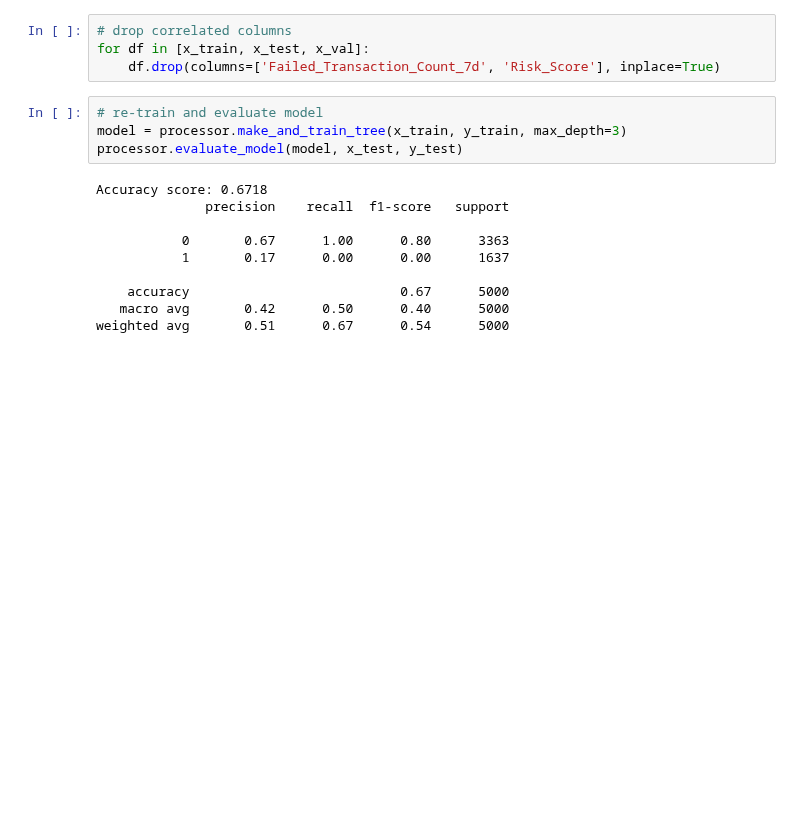
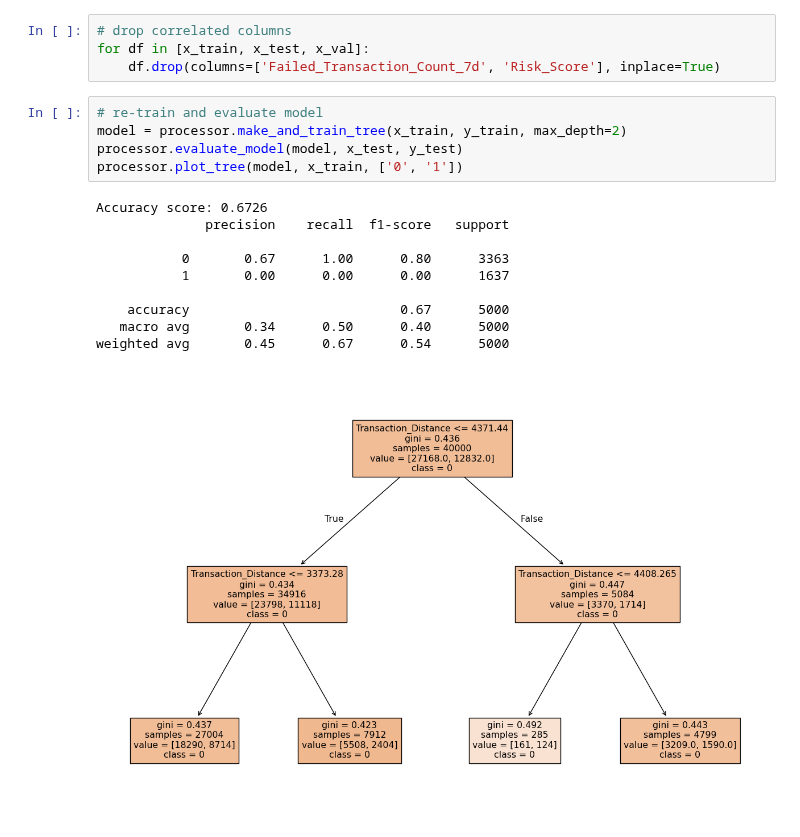
Before and after one commit to llouis01/Code-Gym, a Jupyter notebook: finance/fraud_analysis.ipynb, the cells around one changed output. Cells and saved outputs as stored; diff of their text form; blank space fills up the shorter version.

```diff
--- a/finance/fraud_analysis.ipynb
+++ b/finance/fraud_analysis.ipynb
@@ -72,15 +74,17 @@ for df in [x_train, x_test, x_val]:
     df.drop(columns=['Failed_Transaction_Count_7d', 'Risk_Score'], inplace=True)
 # %%
 # re-train and evaluate model
-model = processor.make_and_train_tree(x_train, y_train, max_depth=3)
+model = processor.make_and_train_tree(x_train, y_train, max_depth=2)
 processor.evaluate_model(model, x_test, y_test)
+processor.plot_tree(model, x_train, ['0', '1'])
 # %% [output]
-Accuracy score: 0.6718
+Accuracy score: 0.6726
               precision    recall  f1-score   support
 
            0       0.67      1.00      0.80      3363
-           1       0.17      0.00      0.00      1637
+           1       0.00      0.00      0.00      1637
 
     accuracy                           0.67      5000
-   macro avg       0.42      0.50      0.40      5000
-weighted avg       0.51      0.67      0.54      5000
+   macro avg       0.34      0.50      0.40      5000
+weighted avg       0.45      0.67      0.54      5000
+[figure, added]
```
Also changed, not shown: parts of 1 cell of this notebook.
